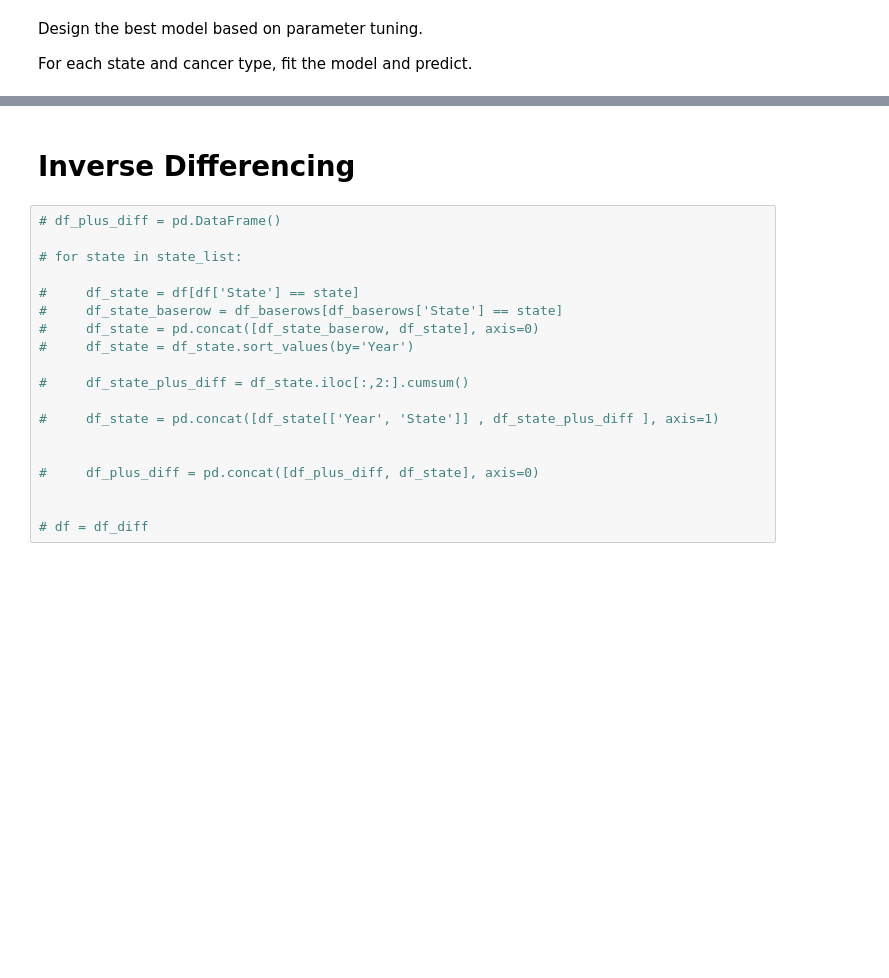
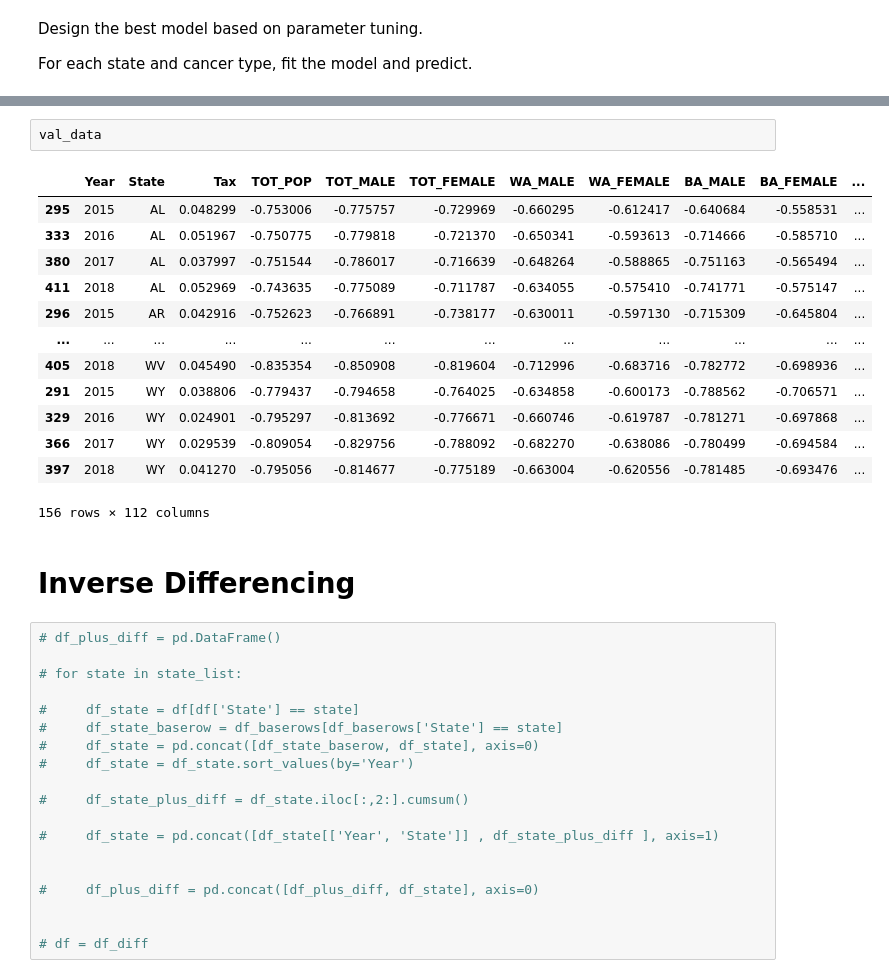
Before and after one commit to MiladMt11/ABA-Spring2023, a Jupyter notebook: 3. Corr & RNN.ipynb, the cells around one changed output, grey strips where cells are left out. Saved outputs shown, nothing was run; the diff lists cells and outputs as text; blank space fills up the shorter version.

```diff
--- a/3. Corr & RNN.ipynb
+++ b/3. Corr & RNN.ipynb
@@ -390,3 +405,19 @@ for state in state_list:
+# %%
+val_data
+# %% [output]
+|  | Year | State | Tax | TOT_POP | TOT_MALE | TOT_FEMALE | WA_MALE | WA_FEMALE | BA_MALE | BA_FEMALE | ... |
+| 295 | 2015 | AL | 0.048299 | -0.753006 | -0.775757 | -0.729969 | -0.660295 | -0.612417 | -0.640684 | -0.558531 | ... |
+| 333 | 2016 | AL | 0.051967 | -0.750775 | -0.779818 | -0.721370 | -0.650341 | -0.593613 | -0.714666 | -0.585710 | ... |
+| 380 | 2017 | AL | 0.037997 | -0.751544 | -0.786017 | -0.716639 | -0.648264 | -0.588865 | -0.751163 | -0.565494 | ... |
+| 411 | 2018 | AL | 0.052969 | -0.743635 | -0.775089 | -0.711787 | -0.634055 | -0.575410 | -0.741771 | -0.575147 | ... |
+| 296 | 2015 | AR | 0.042916 | -0.752623 | -0.766891 | -0.738177 | -0.630011 | -0.597130 | -0.715309 | -0.645804 | ... |
+| ... | ... | ... | ... | ... | ... | ... | ... | ... | ... | ... | ... |
+| 405 | 2018 | WV | 0.045490 | -0.835354 | -0.850908 | -0.819604 | -0.712996 | -0.683716 | -0.782772 | -0.698936 | ... |
+| 291 | 2015 | WY | 0.038806 | -0.779437 | -0.794658 | -0.764025 | -0.634858 | -0.600173 | -0.788562 | -0.706571 | ... |
+| 329 | 2016 | WY | 0.024901 | -0.795297 | -0.813692 | -0.776671 | -0.660746 | -0.619787 | -0.781271 | -0.697868 | ... |
+| 366 | 2017 | WY | 0.029539 | -0.809054 | -0.829756 | -0.788092 | -0.682270 | -0.638086 | -0.780499 | -0.694584 | ... |
+| 397 | 2018 | WY | 0.041270 | -0.795056 | -0.814677 | -0.775189 | -0.663004 | -0.620556 | -0.781485 | -0.693476 | ... |
+156 rows × 112 columns
 # %% [markdown]
 # Inverse Differencing
 # %%
```
Also changed, not shown: parts of 8 cells of this notebook, 3 other files.
